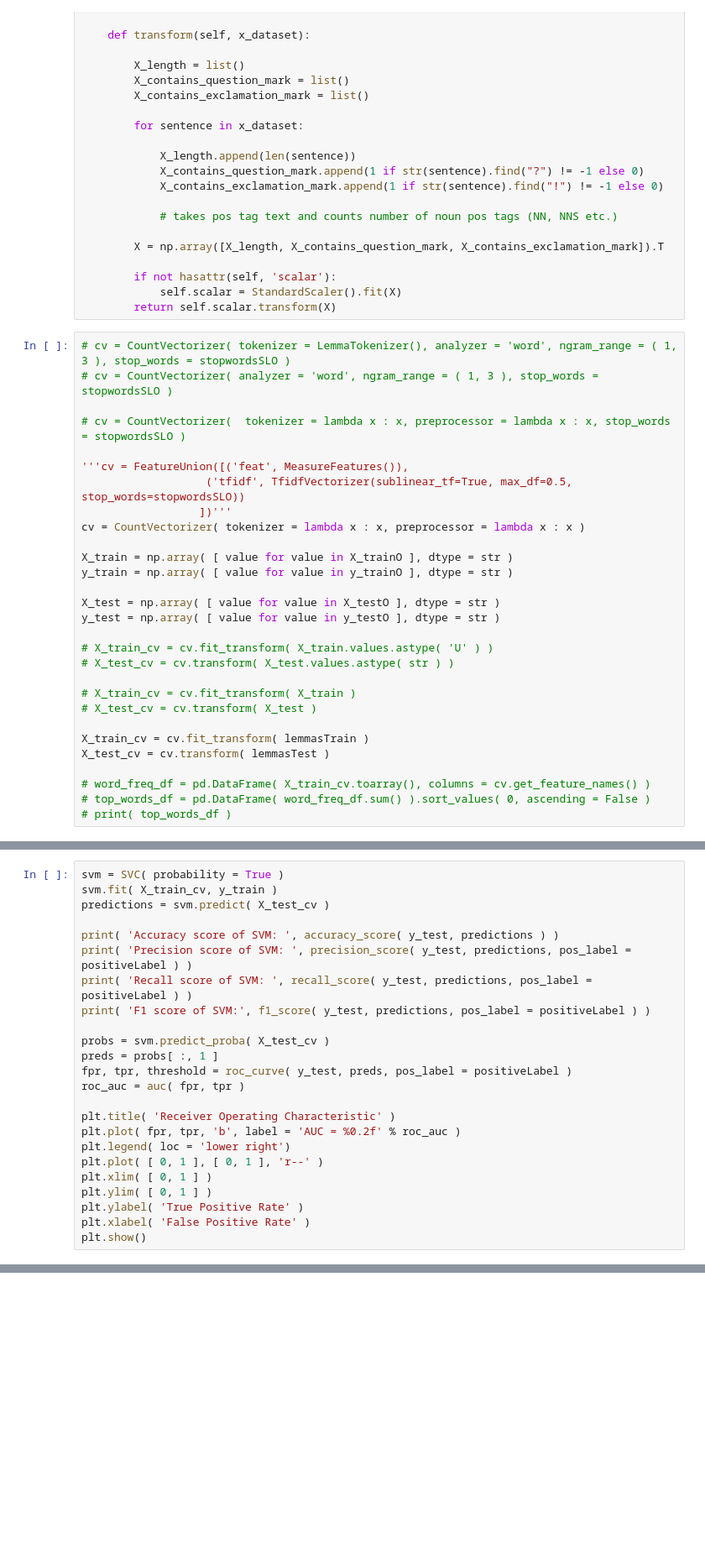
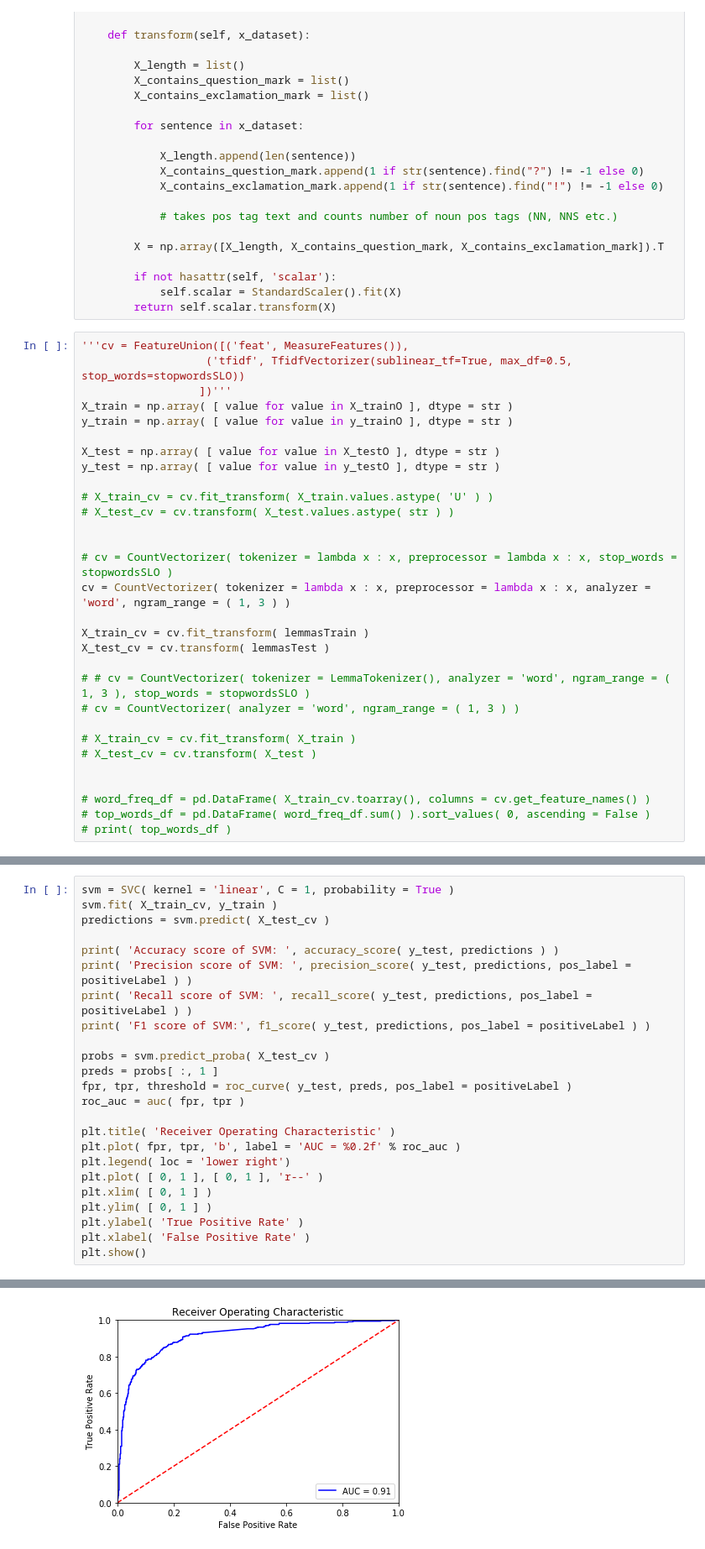
Before and after one commit to domenkos/IMapBook-NLP, a Jupyter notebook: code/Baseline models.ipynb, the cells around one changed output, grey strips where cells are left out. Shown at 84% size. Drawn from its saved outputs; the diff is of its cells as text; blank space fills up the shorter version.

```diff
--- a/code/Baseline models.ipynb
+++ b/code/Baseline models.ipynb
@@ -161,16 +172,9 @@ class MeasureFeatures(BaseEstimator):
             self.scalar = StandardScaler().fit(X)
         return self.scalar.transform(X)
 # %%
-# cv = CountVectorizer( tokenizer = LemmaTokenizer(), analyzer = 'word', ngram_range = ( 1, 3 ), stop_words = stopwordsSLO )
-# cv = CountVectorizer( analyzer = 'word', ngram_range = ( 1, 3 ), stop_words = stopwordsSLO )
-
-# cv = CountVectorizer(  tokenizer = lambda x : x, preprocessor = lambda x : x, stop_words = stopwordsSLO )
-
 '''cv = FeatureUnion([('feat', MeasureFeatures()),
                    ('tfidf', TfidfVectorizer(sublinear_tf=True, max_df=0.5, stop_words=stopwordsSLO))
                   ])'''
-cv = CountVectorizer( tokenizer = lambda x : x, preprocessor = lambda x : x )
-
 X_train = np.array( [ value for value in X_trainO ], dtype = str )
 y_train = np.array( [ value for value in y_trainO ], dtype = str )
 
@@ -180,12 +184,20 @@ y_test = np.array( [ value for value in y_testO ], dtype = str )
 # X_train_cv = cv.fit_transform( X_train.values.astype( 'U' ) )
 # X_test_cv = cv.transform( X_test.values.astype( str ) )
 
-# X_train_cv = cv.fit_transform( X_train )
-# X_test_cv = cv.transform( X_test )
+
+# cv = CountVectorizer( tokenizer = lambda x : x, preprocessor = lambda x : x, stop_words = stopwordsSLO )
+cv = CountVectorizer( tokenizer = lambda x : x, preprocessor = lambda x : x, analyzer = 'word', ngram_range = ( 1, 3 ) )
 
 X_train_cv = cv.fit_transform( lemmasTrain )
 X_test_cv = cv.transform( lemmasTest )
 
+# # cv = CountVectorizer( tokenizer = LemmaTokenizer(), analyzer = 'word', ngram_range = ( 1, 3 ), stop_words = stopwordsSLO )
+# cv = CountVectorizer( analyzer = 'word', ngram_range = ( 1, 3 ) )
+
+# X_train_cv = cv.fit_transform( X_train )
+# X_test_cv = cv.transform( X_test )
+
+
 # word_freq_df = pd.DataFrame( X_train_cv.toarray(), columns = cv.get_feature_names() )
 # top_words_df = pd.DataFrame( word_freq_df.sum() ).sort_values( 0, ascending = False )
 # print( top_words_df )
@@ -255,5 +279,5 @@ plt.show()
 # %%
-svm = SVC( probability = True )
+svm = SVC( kernel = 'linear', C = 1, probability = True )
 svm.fit( X_train_cv, y_train )
 predictions = svm.predict( X_test_cv )
 
@@ -276,3 +300,4 @@ plt.ylim( [ 0, 1 ] )
 plt.ylabel( 'True Positive Rate' )
 plt.xlabel( 'False Positive Rate' )
 plt.show()
+# %% [output]
@@ -279,3 +308,4 @@ plt.show()
+[figure, added]
 # %%
 y_train = [ data[ 'CategoryBroad'][ i ] for i in X_trainO.index ]
 y_test = [ data[ 'CategoryBroad'][ i ] for i in X_testO.index ]
```
Also changed, not shown: parts of 10 cells of this notebook, 3 other files.
